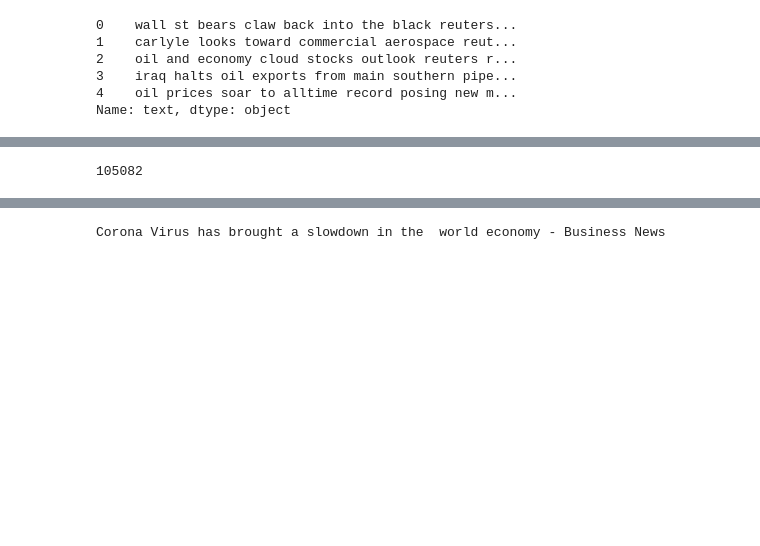
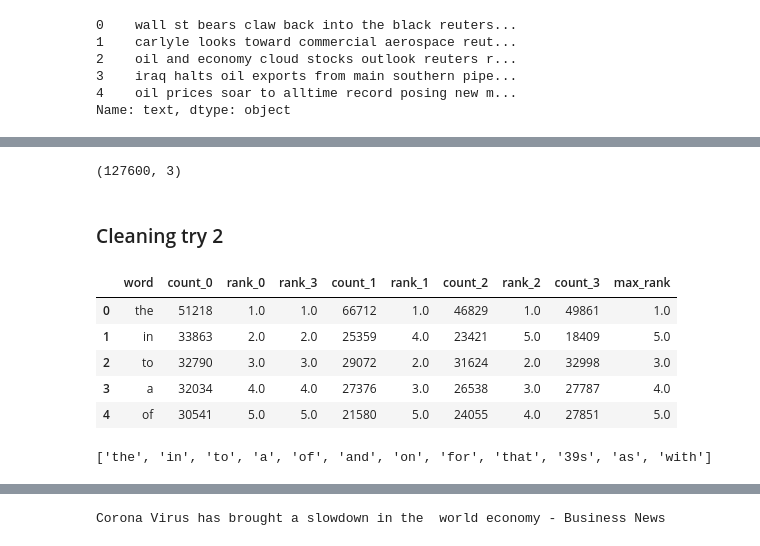
Before and after one commit to nilesh3030/Text-Classification-APP, a Jupyter notebook: text_classification_on_ag_news_data.ipynb, the cells around one changed output, grey strips where cells are left out. Saved outputs shown, nothing was run; the diff lists cells and outputs as text; code cells hidden in the pictures; blank space fills up the shorter version.

```diff
--- a/text_classification_on_ag_news_data.ipynb
+++ b/text_classification_on_ag_news_data.ipynb
@@ -391,3 +345,12 @@ data['text'].head()
 3    iraq halts oil exports from main southern pipe...
 4    oil prices soar to alltime record posing new m...
 Name: text, dtype: object
+# %%
+data["tag"] = "train"
+test_data["tag"] = "test"
+total_data = pd.concat([data, test_data])
+total_data_0 = total_data[total_data.label == 0]
+total_data_1 = total_data[total_data.label == 1]
+total_data_2 = total_data[total_data.label == 2]
+total_data_3 = total_data[total_data.label == 3]
+total_data.shape
@@ -393,0 +359,9 @@ Name: text, dtype: object
+# %%
+word_frequency_0 = total_data_0.text.str.split(expand=True).stack().value_counts()
+word_frequency_0.to_csv('cleaned_words_0.csv')
+word_frequency_1 = total_data_1.text.str.split(expand=True).stack().value_counts()
+word_frequency_1.to_csv('cleaned_words_1.csv')
+word_frequency_2 = total_data_2.text.str.split(expand=True).stack().value_counts()
+word_frequency_2.to_csv('cleaned_words_2.csv')
+word_frequency_3 = total_data_3.text.str.split(expand=True).stack().value_counts()
+word_frequency_3.to_csv('cleaned_words_3.csv')
@@ -407,0 +389,5 @@ words_to_remove = word_list[:40]
+# %%
+final_data = pd.concat([total_data_0, total_data_1, total_data_2, total_data_3])
+final_data.shape
+# %% [output]
+(127600, 3)
@@ -408,3 +397,33 @@ words_to_remove = word_list[:40]
+# %% [markdown]
+### Cleaning try 2
+# %%
+word_frequency_0 = pd.DataFrame({'word':word_frequency_0.index, 'count_0':word_frequency_0.values})
+word_frequency_0['rank_0'] = word_frequency_0['count_0'].rank(ascending=False)
+word_frequency_1 = pd.DataFrame({'word':word_frequency_1.index, 'count_1':word_frequency_1.values})
+word_frequency_1['rank_1'] = word_frequency_1['count_1'].rank(ascending=False)
+word_frequency_2 = pd.DataFrame({'word':word_frequency_2.index, 'count_2':word_frequency_2.values})
+word_frequency_2['rank_2'] = word_frequency_2['count_2'].rank(ascending=False)
+word_frequency_3 = pd.DataFrame({'word':word_frequency_3.index, 'count_3':word_frequency_3.values})
+word_frequency_0['rank_3'] = word_frequency_3['count_3'].rank(ascending=False)
+# %%
+dfs = [word_frequency_0, word_frequency_1, word_frequency_2, word_frequency_3]
+import functools as ft
+df_final = word_frequency_0.merge(word_frequency_1,on='word', how = 'inner').merge(word_frequency_2,on='word', how = 'inner').merge(word_frequency_3,on='word', how = 'inner')
+# %%
+df_final["max_rank"] = df_final[['rank_0', 'rank_1', 'rank_2' , 'rank_3']].max(axis = 1)
+df_final.head()
+# %% [output]
+|  | word | count_0 | rank_0 | rank_3 | count_1 | rank_1 | count_2 | rank_2 | count_3 | max_rank |
+| 0 | the | 51218 | 1.0 | 1.0 | 66712 | 1.0 | 46829 | 1.0 | 49861 | 1.0 |
+| 1 | in | 33863 | 2.0 | 2.0 | 25359 | 4.0 | 23421 | 5.0 | 18409 | 5.0 |
+| 2 | to | 32790 | 3.0 | 3.0 | 29072 | 2.0 | 31624 | 2.0 | 32998 | 3.0 |
+| 3 | a | 32034 | 4.0 | 4.0 | 27376 | 3.0 | 26538 | 3.0 | 27787 | 4.0 |
+| 4 | of | 30541 | 5.0 | 5.0 | 21580 | 5.0 | 24055 | 4.0 | 27851 | 5.0 |
+# %%
+words_to_remove = list(df_final[df_final.max_rank <= 20.0]["word"])
+words_to_remove
+# %% [output]
+['the', 'in', 'to', 'a', 'of', 'and', 'on', 'for', 'that', '39s', 'as', 'with']
 # %%
 def remove_stop_words(text):
   text = ' '.join(word for word in text.split() if word not in words_to_remove) # remove stopwors from text
@@ -415,8 +435,3 @@ test['text'] = test['text'].apply(remove_stop_words)
-# %%
-word_frequency = data.text.str.split(expand=True).stack().value_counts()
-word_frequency.count()
-# %% [output]
-105082
 # %%
 X_train = data['text']
 y_train = data['label']
```
Also changed, not shown: parts of 32 cells of this notebook.
